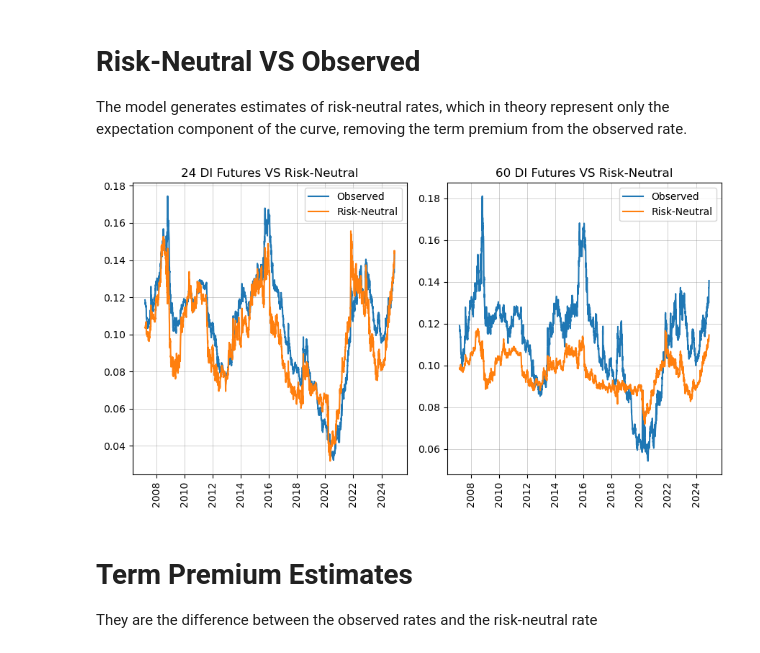
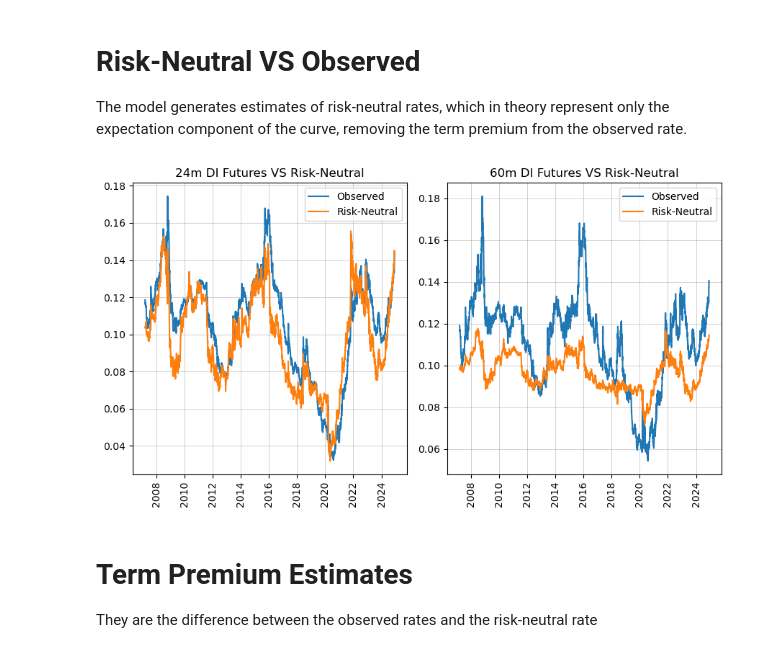
Before and after one commit to gusamarante/pyacm, a Jupyter notebook: example_br.ipynb, the cells around one changed output. Drawn from its saved outputs; the diff is of its cells as text; code cells hidden in the pictures.

```diff
--- a/example_br.ipynb
+++ b/example_br.ipynb
@@ -99,31 +99,31 @@ The model generates estimates of risk-neutral rates, which in theory represent o
 # %%
 fig = plt.figure(figsize=(5 * (16 / 9), 5))
 ax = plt.subplot2grid((1, 2), (0, 0))
 mat = 24
 ax.plot(acm.curve[mat], label='Observed')
 ax.plot(acm.rny[mat], label='Risk-Neutral')
-ax.set_title(f"{mat} DI Futures VS Risk-Neutral")
+ax.set_title(f"{mat}m DI Futures VS Risk-Neutral")
 ax.xaxis.grid(color="grey", linestyle="-", linewidth=0.5, alpha=0.5)
 ax.yaxis.grid(color="grey", linestyle="-", linewidth=0.5, alpha=0.5)
 ax.xaxis.set_major_formatter(mdates.DateFormatter("%Y"))
 ax.tick_params(rotation=90, axis="x")
 ax.legend(frameon=True, loc="best")
 
 ax = plt.subplot2grid((1, 2), (0, 1))
 mat = 60
 ax.plot(acm.curve[mat], label='Observed')
 ax.plot(acm.rny[mat], label='Risk-Neutral')
-ax.set_title(f"{mat} DI Futures VS Risk-Neutral")
+ax.set_title(f"{mat}m DI Futures VS Risk-Neutral")
 ax.xaxis.grid(color="grey", linestyle="-", linewidth=0.5, alpha=0.5)
 ax.yaxis.grid(color="grey", linestyle="-", linewidth=0.5, alpha=0.5)
 ax.xaxis.set_major_formatter(mdates.DateFormatter("%Y"))
 ax.tick_params(rotation=90, axis="x")
 ax.legend(frameon=True, loc="best")
 
 plt.tight_layout()
 plt.show()
 # %% [output]
-[figure, old version]
+[figure, new version]
 # %% [markdown]
 # Term Premium Estimates
 They are the difference between the observed rates and the risk-neutral rate
```
